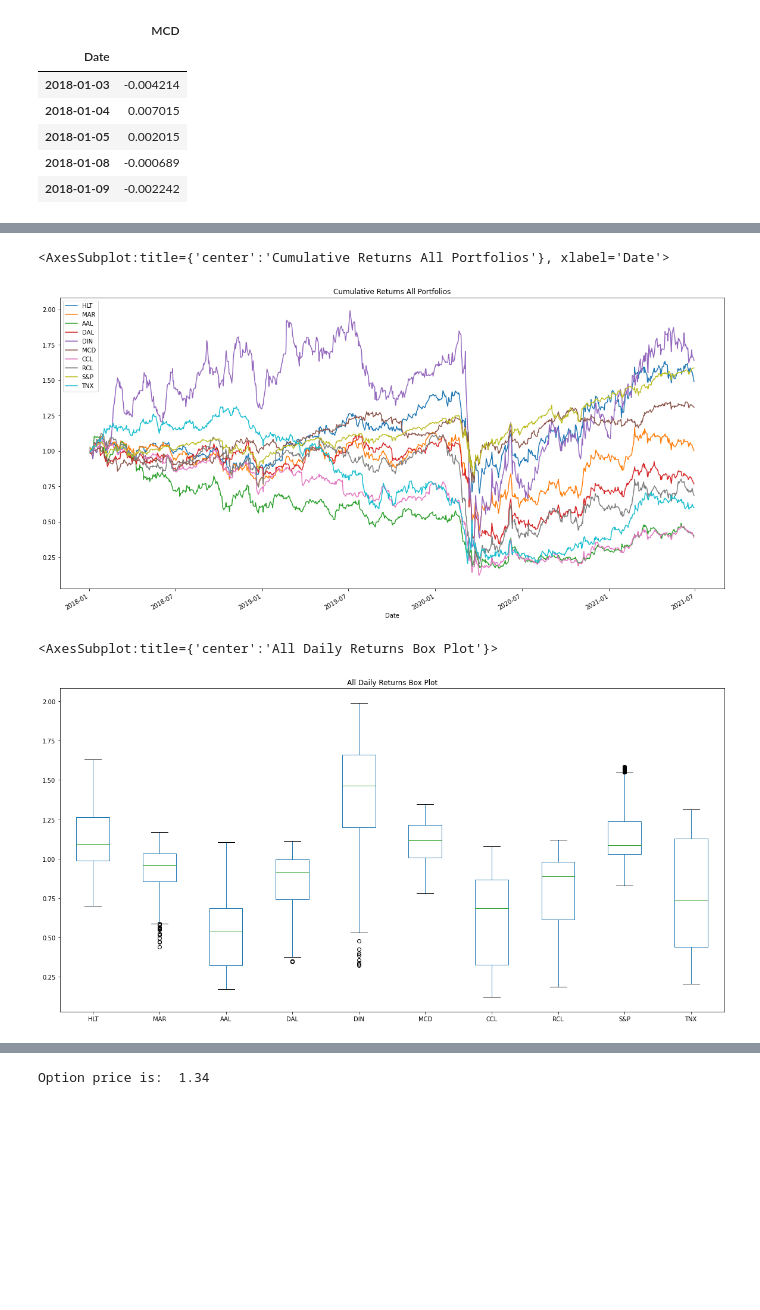
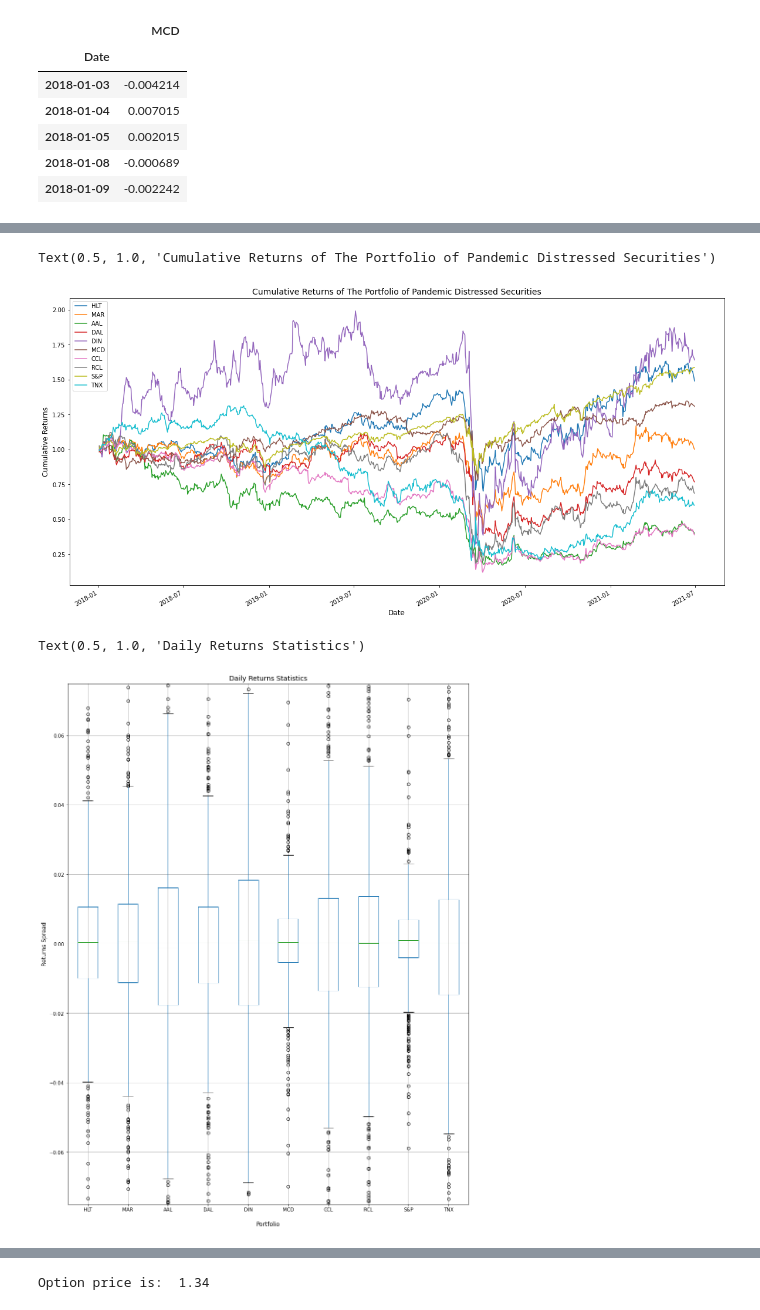
Before and after one commit to ronin2021/Analysis_of_Distressed_Securities_and_Implementing_Black_Scholes_Merton_Model_for_Options, a Jupyter notebook: sector_analysis.ipynb, the cells around one changed output, grey strips where cells are left out. Cells and saved outputs as stored; diff of their text form; code cells hidden in the pictures; blank space fills up the shorter version.

```diff
--- a/sector_analysis.ipynb
+++ b/sector_analysis.ipynb
@@ -331,14 +332,23 @@ all_daily_returns.plot(figsize=(20,10), title="Daily Returns of Stocks")
 # %%
 #Returns Analysis
-returns_comparison = (1 + all_daily_returns).cumprod()
-returns_comparison.plot(figsize=(20,10), title="Cumulative Returns All Portfolios")
+cumulative_returns_df = (1 + all_daily_returns_df).cumprod()
+ax = cumulative_returns_df.plot(figsize=(20,10))
+ax.set_xlabel("Date", fontsize = 12)
+ax.set_ylabel("Cumulative Returns", fontsize = 12)
+ax.set_title("Cumulative Returns of The Portfolio of Pandemic Distressed Securities", fontsize = 14)
 # %% [output]
-<AxesSubplot:title={'center':'Cumulative Returns All Portfolios'}, xlabel='Date'>
+Text(0.5, 1.0, 'Cumulative Returns of The Portfolio of Pandemic Distressed Securities')
-[figure, old version]
+[figure, new version]
-# %%
-#Risk Analysis
-returns_comparison.plot.box(figsize=(20,10), title="All Daily Returns Box Plot")
-# %% [output]
-<AxesSubplot:title={'center':'All Daily Returns Box Plot'}>
-[figure, removed]
+# %%
+# Box plot to visually show risk
+porfolio_column = ["HLT", "MAR", "AAL", "DAL", "DIN", "MCD", "CCL", "RCL", "S&P", "TNX"]
+
+ax = all_daily_returns_df.boxplot(column = porfolio_column, figsize = (15,20), fontsize = 10)
+ax.set_ylim(-0.075,0.075)
+ax.set_ylabel("Returns Spread", fontsize = 12)
+ax.set_xlabel("\nPortfolio", fontsize = 12)
+ax.set_title("Daily Returns Statistics", fontsize = 14)
+# %% [output]
+Text(0.5, 1.0, 'Daily Returns Statistics')
+[figure, added]
 # %%
```
Also changed, not shown: parts of 41 cells of this notebook.
